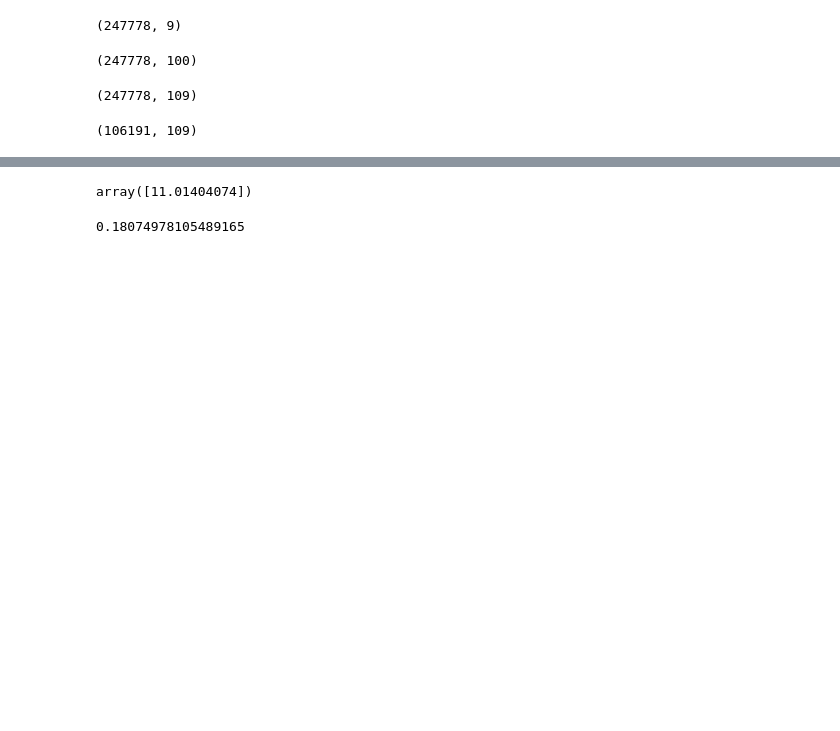
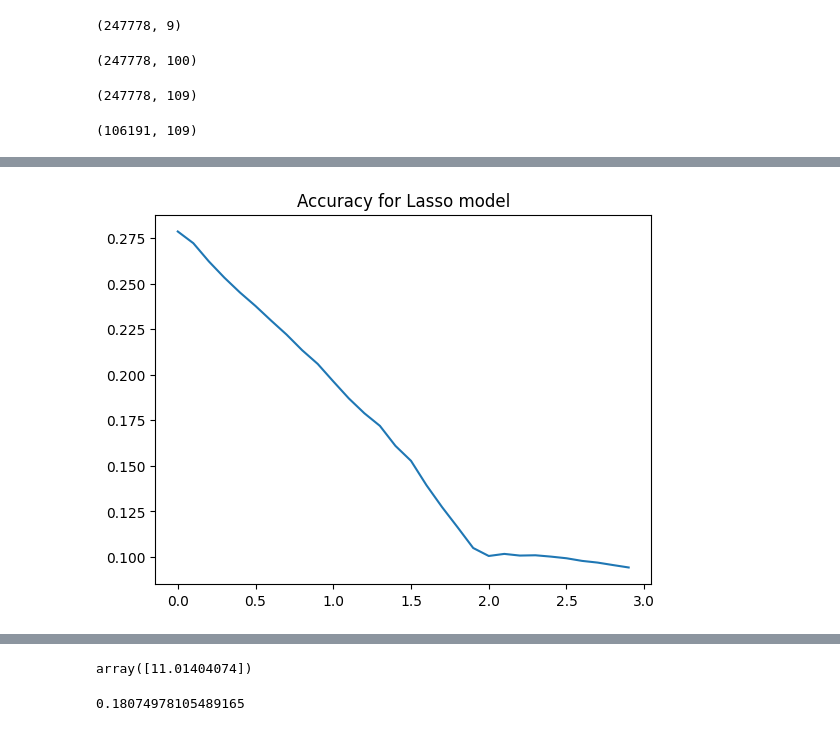
Before and after one commit to X1a-jk/inf554, a Jupyter notebook: projet.ipynb, the cells around one changed output, grey strips where cells are left out. Saved outputs shown, nothing was run; the diff lists cells and outputs as text; code cells hidden in the pictures; blank space fills up the shorter version.

```diff
--- a/projet.ipynb
+++ b/projet.ipynb
@@ -379 +415,9 @@ def model_result(model,X_train,y_train,X_test,y_test):
+# %%
+fig = plt.figure()
+ax = plt.axes()
+ax.plot(alpha_list,acc_Lasso_tot)
+plt.title("Accuracy for Lasso model")
+plt.show()
+# %% [output]
+[figure, added]
 # %%
```
Also changed, not shown: parts of 64 cells of this notebook.
